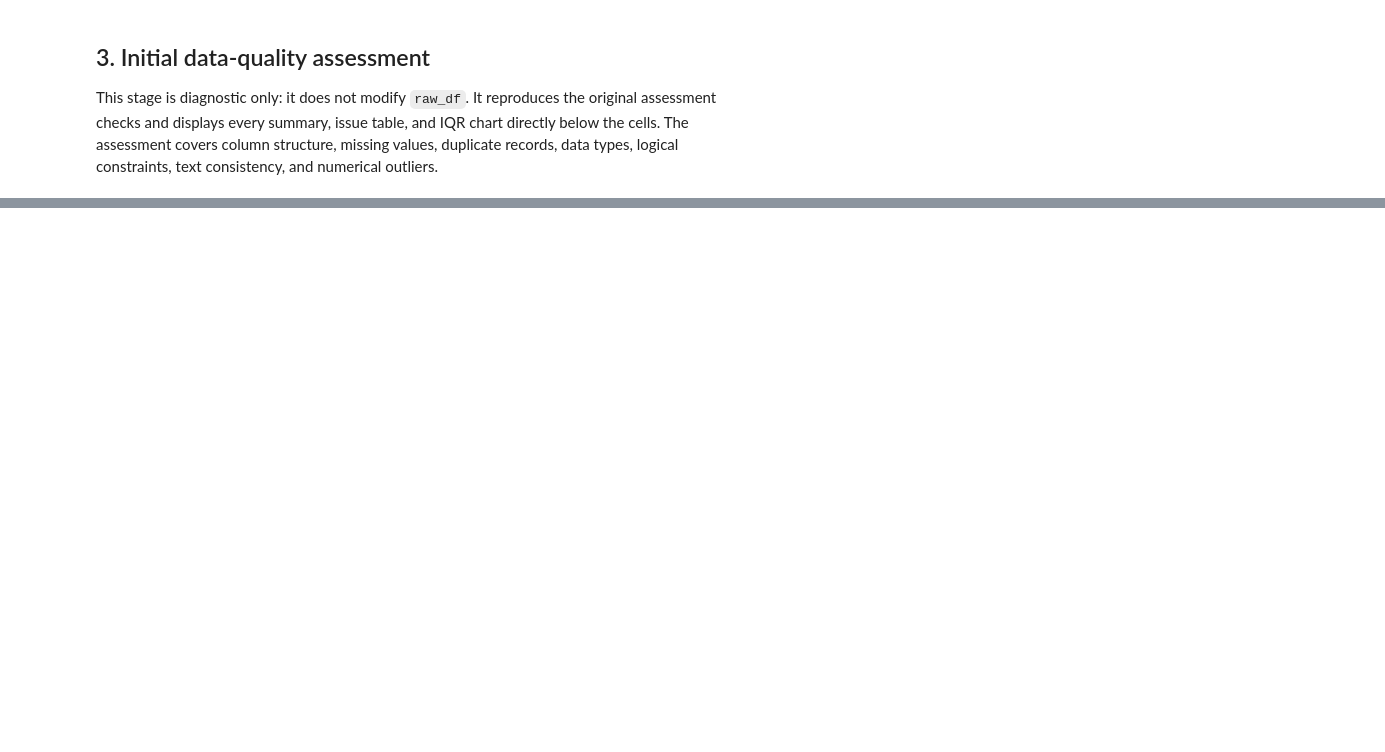
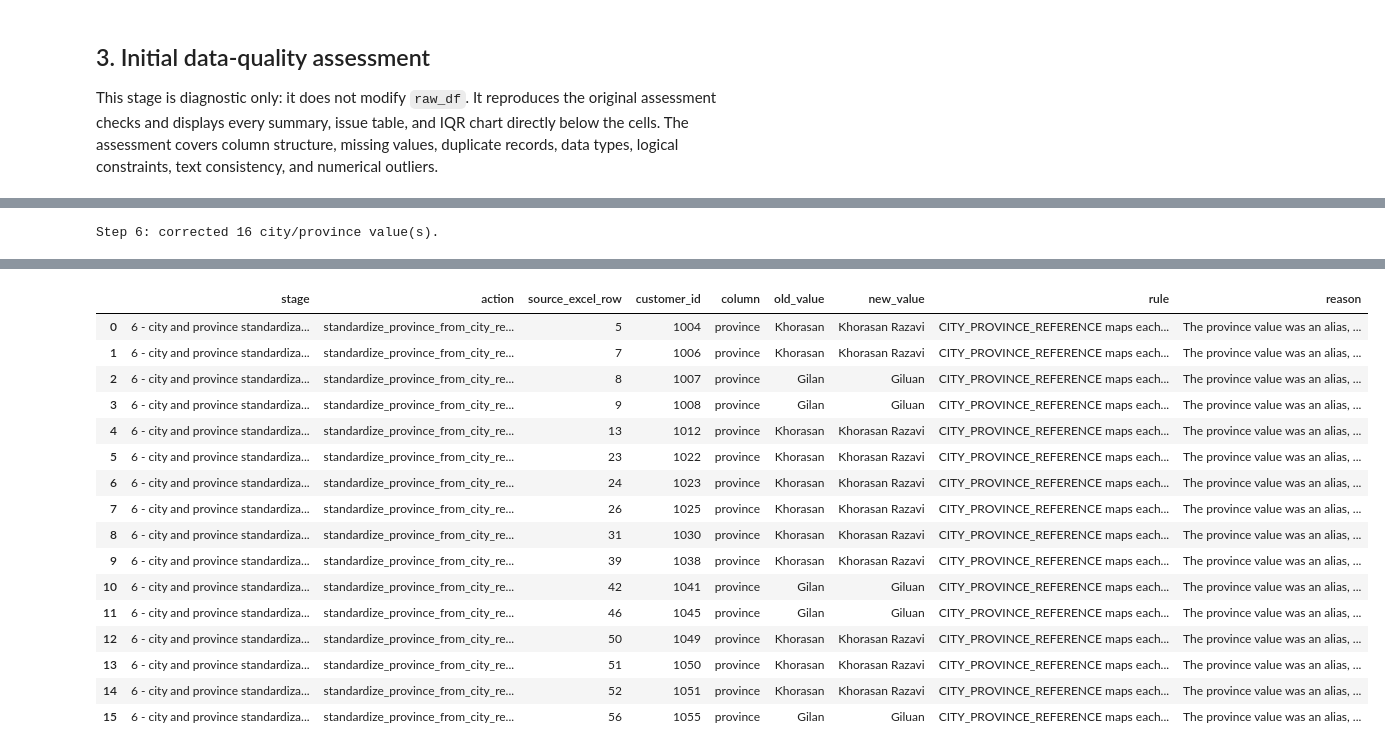
Before and after one commit to StudyBuildCommunity/studybuild-data-cleaning-01, a Jupyter notebook: submissions/FatemehDehghan224/clean_data_code/customer_data_cleaning_pipeline.ipynb, the cells around one changed output, grey strips where cells are left out. Saved outputs shown, nothing was run; the diff lists cells and outputs as text; code cells hidden in the pictures; blank space fills up the shorter version.

```diff
--- a/submissions/FatemehDehghan224/clean_data_code/customer_data_cleaning_pipeline.ipynb
+++ b/submissions/FatemehDehghan224/clean_data_code/customer_data_cleaning_pipeline.ipynb
@@ -693,0 +1049,57 @@ display(format_decimal_columns_for_display(
+# %%
+step6_df = step5_df.copy()
+location_reference = build_location_reference()
+location_standardization_review = assess_location_consistency(step6_df)
+
+unrecognized_location_issues = location_standardization_review[
+    location_standardization_review["issue"].isin(["unrecognized_city", "unrecognized_province"])
+]
+if not unrecognized_location_issues.empty:
+    raise ValueError(
+        "Review CITY_ALIASES, PROVINCE_ALIASES, and CITY_PROVINCE_REFERENCE before cleaning new locations."
+    )
+
+step6_changes = []
+for idx, row in step6_df.iterrows():
+    canonical_city = canonical_location_value(row["city"], CITY_ALIASES)
+    expected_province = CITY_PROVINCE_REFERENCE[canonical_city]
+
+    if row["city"] != canonical_city:
+        step6_changes.append(change_record(
+            stage="6 - city and province standardization",
+            action="standardize_city_spelling",
+            source_excel_row=idx + 2,
+            customer_id=row["customer_id"],
+            column="city",
+            old_value=row["city"],
+            new_value=canonical_city,
+            rule="CITY_ALIASES maps normalized city text to canonical spelling",
+            reason="The city value was a recognized spelling or casing variant.",
+        ))
+        step6_df.at[idx, "city"] = canonical_city
+
+    if row["province"] != expected_province:
+        step6_changes.append(change_record(
+            stage="6 - city and province standardization",
+            action="standardize_province_from_city_reference",
+            source_excel_row=idx + 2,
+            customer_id=row["customer_id"],
+            column="province",
+            old_value=row["province"],
+            new_value=expected_province,
+            rule="CITY_PROVINCE_REFERENCE maps each reviewed city to its canonical province",
+            reason="The province value was an alias, spelling variant, incomplete name, or inconsistent with the row's city.",
+        ))
+        step6_df.at[idx, "province"] = expected_province
+
+step6_log = pd.DataFrame(step6_changes, columns=CHANGE_COLUMNS)
+print(f"Step 6: corrected {len(step6_log)} city/province value(s).")
+display(location_reference)
+display(location_standardization_review if not location_standardization_review.empty else pd.DataFrame({"result": ["No location issues found"]}))
+display(step6_log if not step6_log.empty else pd.DataFrame({"result": ["No city/province values required standardization"]}))
+display(format_decimal_columns_for_display(
+    step6_df,
+    {"total_spending": TOTAL_SPENDING_DISPLAY_FORMAT},
+))
+# %% [output]
+Step 6: corrected 16 city/province value(s).
@@ -693,0 +1132,17 @@ display(format_decimal_columns_for_display(
+|  | stage | action | source_excel_row | customer_id | column | old_value | new_value | rule | reason |
+| 0 | 6 - city and province standardiza... | standardize_province_from_city_re... | 5 | 1004 | province | Khorasan | Khorasan Razavi | CITY_PROVINCE_REFERENCE maps each... | The province value was an alias, ... |
+| 1 | 6 - city and province standardiza... | standardize_province_from_city_re... | 7 | 1006 | province | Khorasan | Khorasan Razavi | CITY_PROVINCE_REFERENCE maps each... | The province value was an alias, ... |
+| 2 | 6 - city and province standardiza... | standardize_province_from_city_re... | 8 | 1007 | province | Gilan | Giluan | CITY_PROVINCE_REFERENCE maps each... | The province value was an alias, ... |
+| 3 | 6 - city and province standardiza... | standardize_province_from_city_re... | 9 | 1008 | province | Gilan | Giluan | CITY_PROVINCE_REFERENCE maps each... | The province value was an alias, ... |
+| 4 | 6 - city and province standardiza... | standardize_province_from_city_re... | 13 | 1012 | province | Khorasan | Khorasan Razavi | CITY_PROVINCE_REFERENCE maps each... | The province value was an alias, ... |
+| 5 | 6 - city and province standardiza... | standardize_province_from_city_re... | 23 | 1022 | province | Khorasan | Khorasan Razavi | CITY_PROVINCE_REFERENCE maps each... | The province value was an alias, ... |
+| 6 | 6 - city and province standardiza... | standardize_province_from_city_re... | 24 | 1023 | province | Khorasan | Khorasan Razavi | CITY_PROVINCE_REFERENCE maps each... | The province value was an alias, ... |
+| 7 | 6 - city and province standardiza... | standardize_province_from_city_re... | 26 | 1025 | province | Khorasan | Khorasan Razavi | CITY_PROVINCE_REFERENCE maps each... | The province value was an alias, ... |
+| 8 | 6 - city and province standardiza... | standardize_province_from_city_re... | 31 | 1030 | province | Khorasan | Khorasan Razavi | CITY_PROVINCE_REFERENCE maps each... | The province value was an alias, ... |
+| 9 | 6 - city and province standardiza... | standardize_province_from_city_re... | 39 | 1038 | province | Khorasan | Khorasan Razavi | CITY_PROVINCE_REFERENCE maps each... | The province value was an alias, ... |
+| 10 | 6 - city and province standardiza... | standardize_province_from_city_re... | 42 | 1041 | province | Gilan | Giluan | CITY_PROVINCE_REFERENCE maps each... | The province value was an alias, ... |
+| 11 | 6 - city and province standardiza... | standardize_province_from_city_re... | 46 | 1045 | province | Gilan | Giluan | CITY_PROVINCE_REFERENCE maps each... | The province value was an alias, ... |
+| 12 | 6 - city and province standardiza... | standardize_province_from_city_re... | 50 | 1049 | province | Khorasan | Khorasan Razavi | CITY_PROVINCE_REFERENCE maps each... | The province value was an alias, ... |
+| 13 | 6 - city and province standardiza... | standardize_province_from_city_re... | 51 | 1050 | province | Khorasan | Khorasan Razavi | CITY_PROVINCE_REFERENCE maps each... | The province value was an alias, ... |
+| 14 | 6 - city and province standardiza... | standardize_province_from_city_re... | 52 | 1051 | province | Khorasan | Khorasan Razavi | CITY_PROVINCE_REFERENCE maps each... | The province value was an alias, ... |
+| 15 | 6 - city and province standardiza... | standardize_province_from_city_re... | 56 | 1055 | province | Gilan | Giluan | CITY_PROVINCE_REFERENCE maps each... | The province value was an alias, ... |
```
Also changed, not shown: parts of 31 cells of this notebook, 2 other files.
